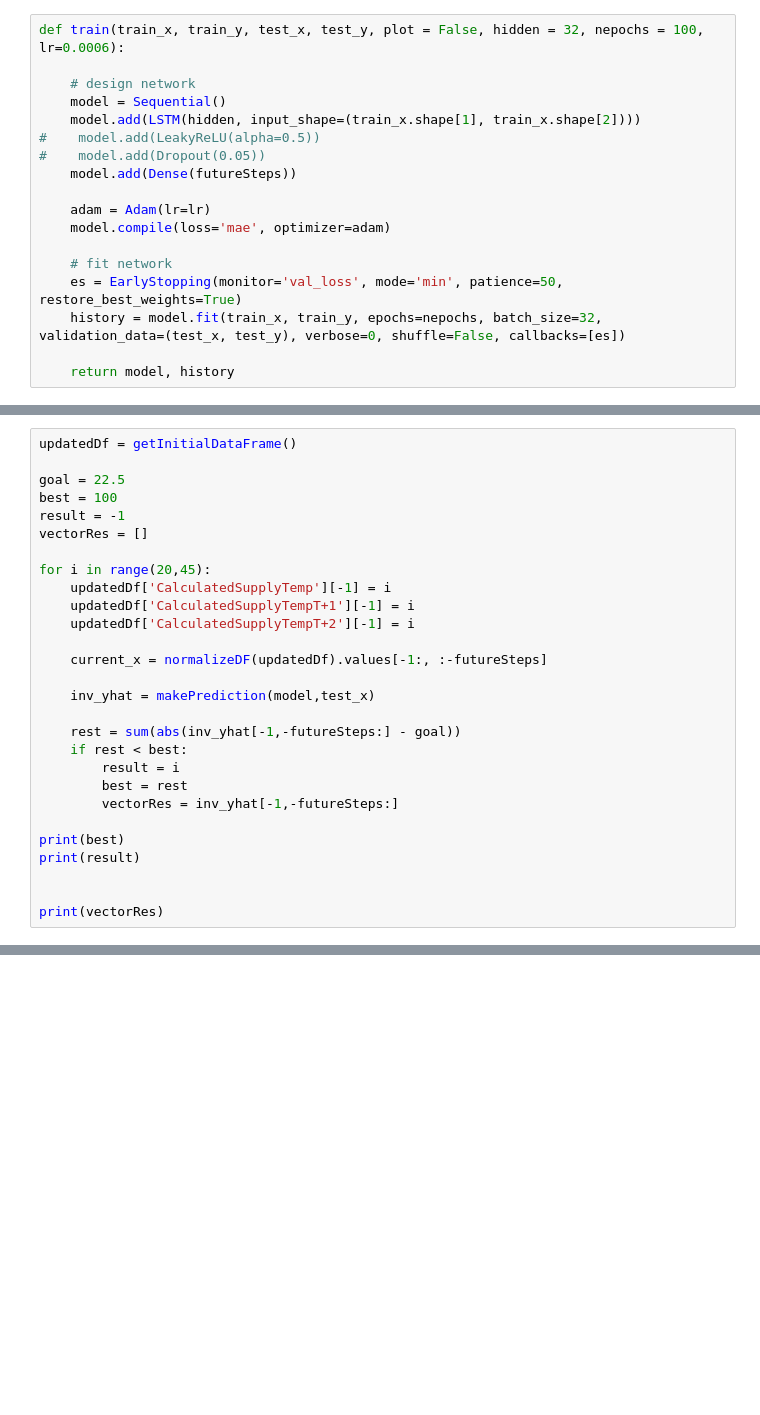
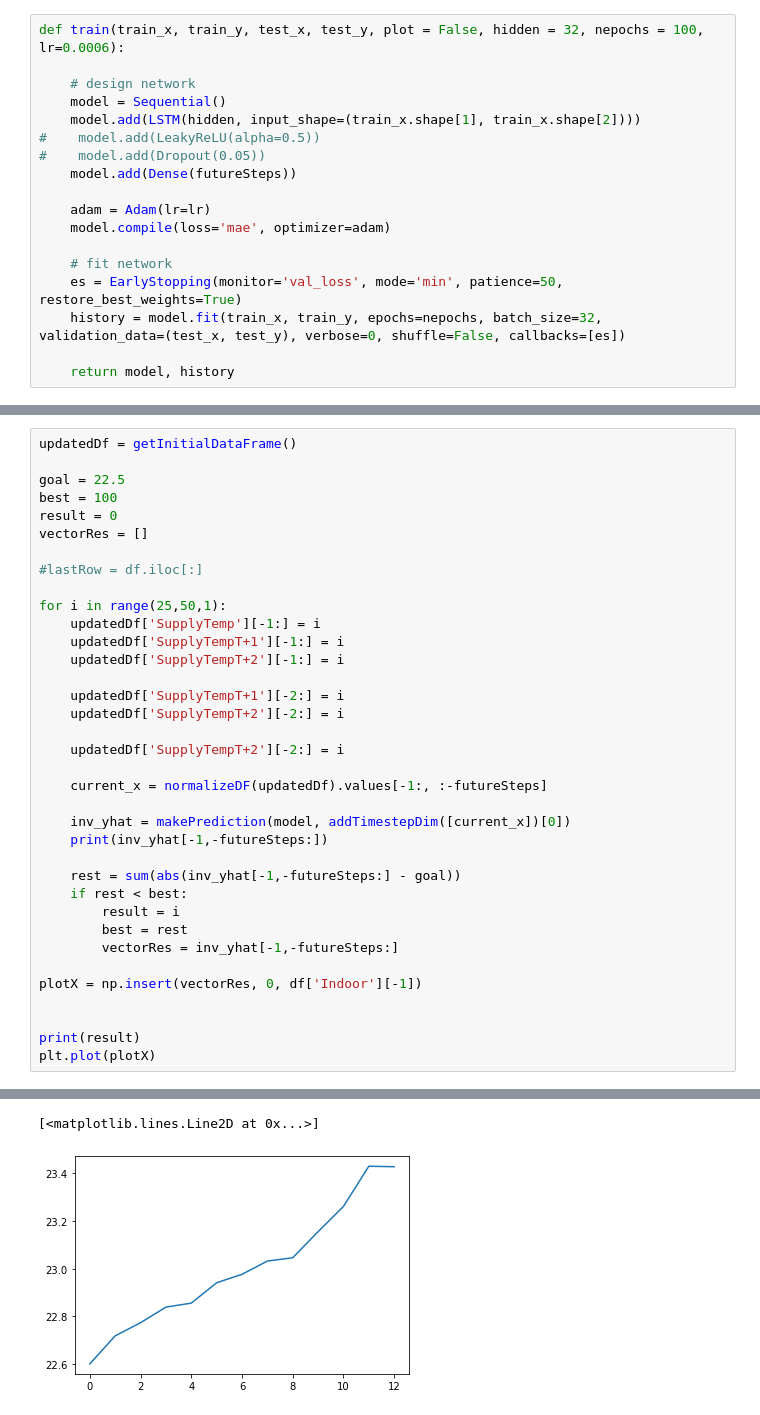
Before and after one commit to dakesson/nibepi_datascience, a Jupyter notebook: nibepi_model.ipynb, the cells around one changed output, grey strips where cells are left out. Drawn from its saved outputs; the diff is of its cells as text; blank space fills up the shorter version.

```diff
--- a/nibepi_model.ipynb
+++ b/nibepi_model.ipynb
@@ -314,17 +318,25 @@ updatedDf = getInitialDataFrame()
 
 goal = 22.5
 best = 100
-result = -1
+result = 0
 vectorRes = []
 
-for i in range(20,45):
-    updatedDf['CalculatedSupplyTemp'][-1] = i
-    updatedDf['CalculatedSupplyTempT+1'][-1] = i
-    updatedDf['CalculatedSupplyTempT+2'][-1] = i
+#lastRow = df.iloc[:]
+
+for i in range(25,50,1):
+    updatedDf['SupplyTemp'][-1:] = i
+    updatedDf['SupplyTempT+1'][-1:] = i
+    updatedDf['SupplyTempT+2'][-1:] = i
+
+    updatedDf['SupplyTempT+1'][-2:] = i
+    updatedDf['SupplyTempT+2'][-2:] = i
+
+    updatedDf['SupplyTempT+2'][-2:] = i
 
     current_x = normalizeDF(updatedDf).values[-1:, :-futureSteps]
 
-    inv_yhat = makePrediction(model,test_x)
+    inv_yhat = makePrediction(model, addTimestepDim([current_x])[0])
+    print(inv_yhat[-1,-futureSteps:])
 
     rest = sum(abs(inv_yhat[-1,-futureSteps:] - goal))
     if rest < best:
@@ -332,9 +344,9 @@ for i in range(20,45):
         best = rest
         vectorRes = inv_yhat[-1,-futureSteps:]
 
-print(best)
-print(result)
+plotX = np.insert(vectorRes, 0, df['Indoor'][-1])
 
 
-print(vectorRes)
+print(result)
+plt.plot(plotX)
 # %% [output]
@@ -343,0 +370,2 @@ print(vectorRes)
+[<matplotlib.lines.Line2D at 0x...>]
+[figure, added]
```
Also changed, not shown: parts of 7 cells of this notebook.
